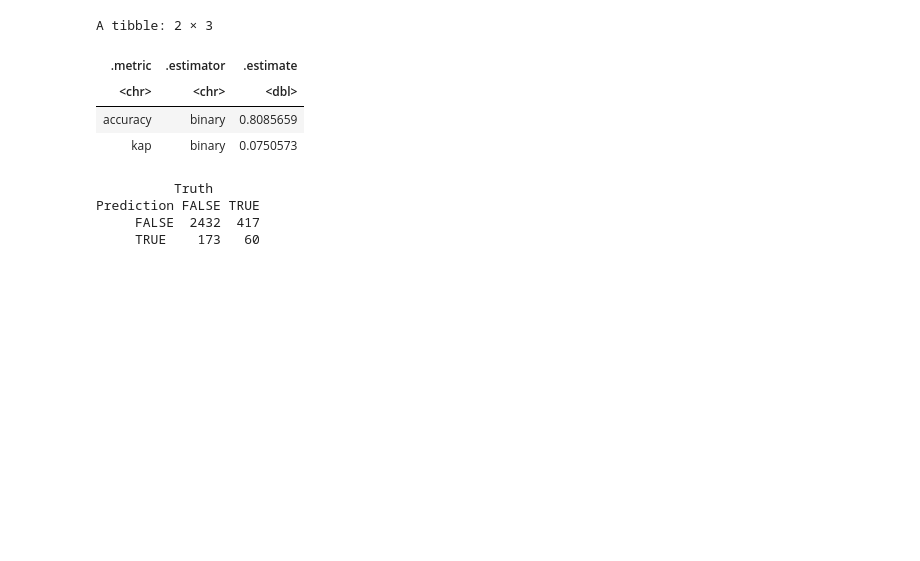
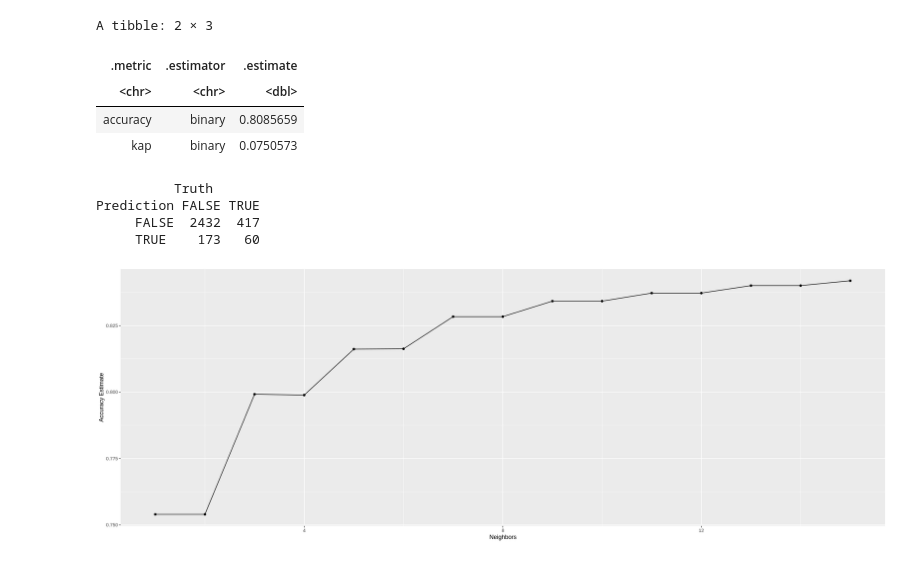
Before and after one commit to aparnavarma/grouproject, a Jupyter notebook: Group Project (2).ipynb, the cells around one changed output. Saved outputs shown, nothing was run; the diff lists cells and outputs as text; code cells hidden in the pictures; blank space fills up the shorter version.

```diff
--- a/Group Project (2).ipynb
+++ b/Group Project (2).ipynb
@@ -231,3 +211,26 @@ shoppers_test_predictions %>%
 Prediction FALSE TRUE
      FALSE  2432  417
      TRUE    173   60
+# %%
+shopper_vfold<-vfold_cv(shoppers_train, v=5, strata=Revenue)
+# %%
+shoppers_recipe <- recipe(Revenue ~ Administrative_Duration+Informational_Duration+ ProductRelated_Duration, data = shoppers_train)%>%
+step_scale(all_predictors()) %>%
+step_center(all_predictors())
+
+knn_spec <- nearest_neighbor(weight_func = "rectangular", neighbors=tune()) %>%
+  set_engine("kknn") %>%
+  set_mode("classification")
+
+knn_results <- workflow()%>%add_recipe(shoppers_recipe) %>%add_model(knn_spec) %>%tune_grid(resamples = shopper_vfold,grid=50)%>%collect_metrics
+# %%
+accuracies <- knn_results %>%
+  filter(.metric == "accuracy")
+
+accuracy_vs_k <- ggplot(accuracies, aes(x = neighbors, y = mean)) +
+  geom_point() +
+  geom_line() +
+  labs(x = "Neighbors", y = "Accuracy Estimate")
+accuracy_vs_k
+# %% [output]
+[figure, added]
```
Also changed, not shown: parts of 2 cells of this notebook.
